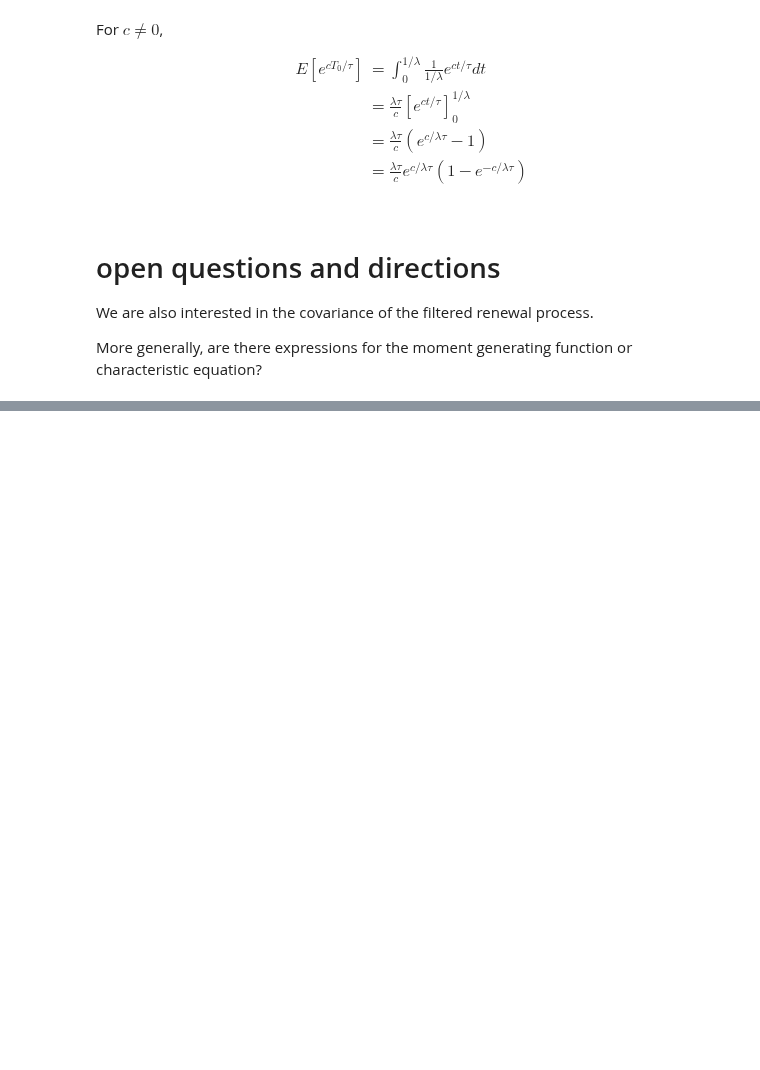
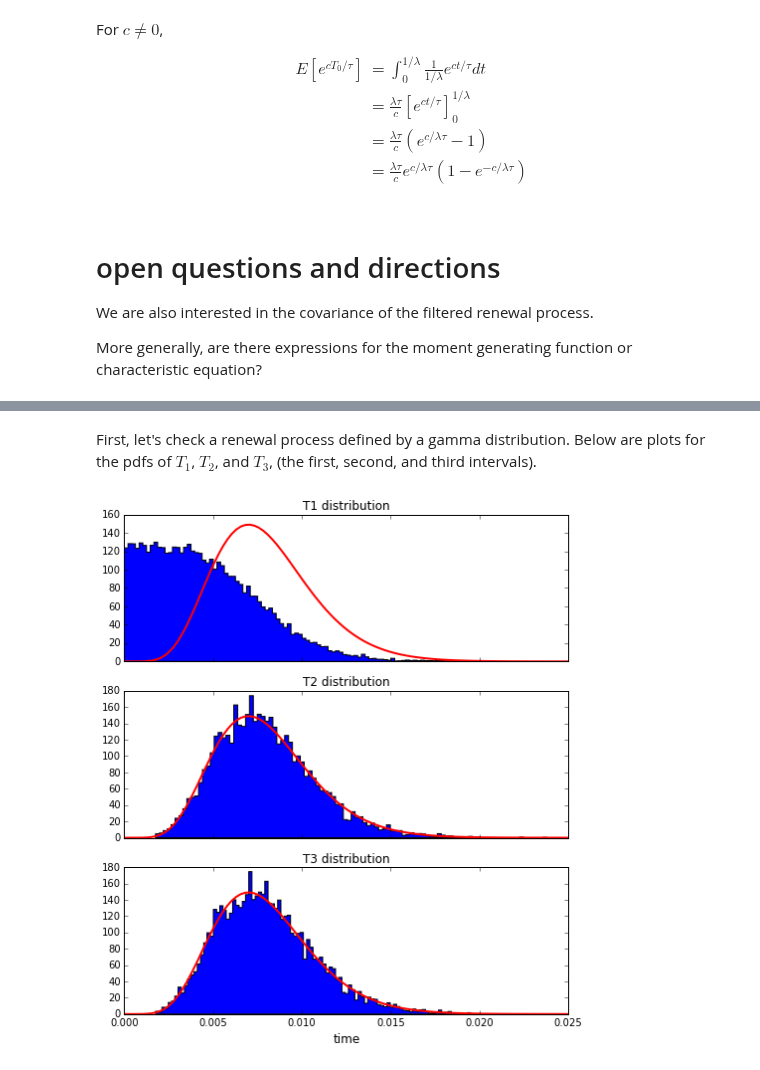
Before and after one commit to samfok/notebooks, a Jupyter notebook: theory/campbell_theorem.ipynb, the cells around one changed output, grey strips where cells are left out. Drawn from its saved outputs; the diff is of its cells as text; code cells hidden in the pictures; blank space fills up the shorter version.

Commit message:
plots on memorylessness

```diff
--- a/theory/campbell_theorem.ipynb
+++ b/theory/campbell_theorem.ipynb
@@ -325,0 +436,8 @@ More generally, are there expressions for the moment generating function or char
+# %%
+%matplotlib inline
+import numpy as np
+from matplotlib import pyplot as plt
+from scipy.stats import gamma, expon
+
+s = np.random.seed(2)
+rng = np.random.RandomState(s)
@@ -325,0 +490,6 @@ More generally, are there expressions for the moment generating function or char
+# %% [markdown]
+First, let's check a renewal process defined by a gamma distribution. Below are plots for the pdfs of $T_1$, $T_2$, and $T_3$, (the first, second, and third intervals).
+# %%
+check_gamma_intervals(lam=1000., k=8)
+# %% [output]
+[figure, added]
```
Also changed, not shown: parts of 23 cells of this notebook, 2 other files.
